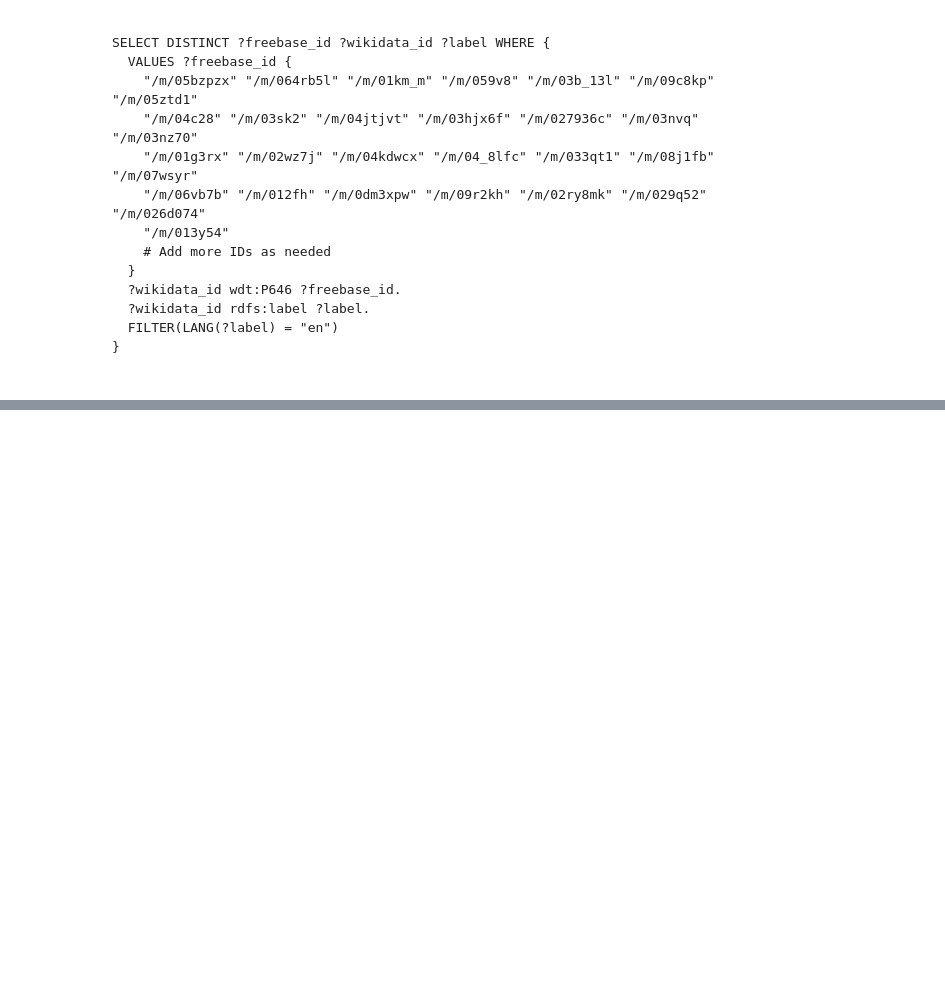
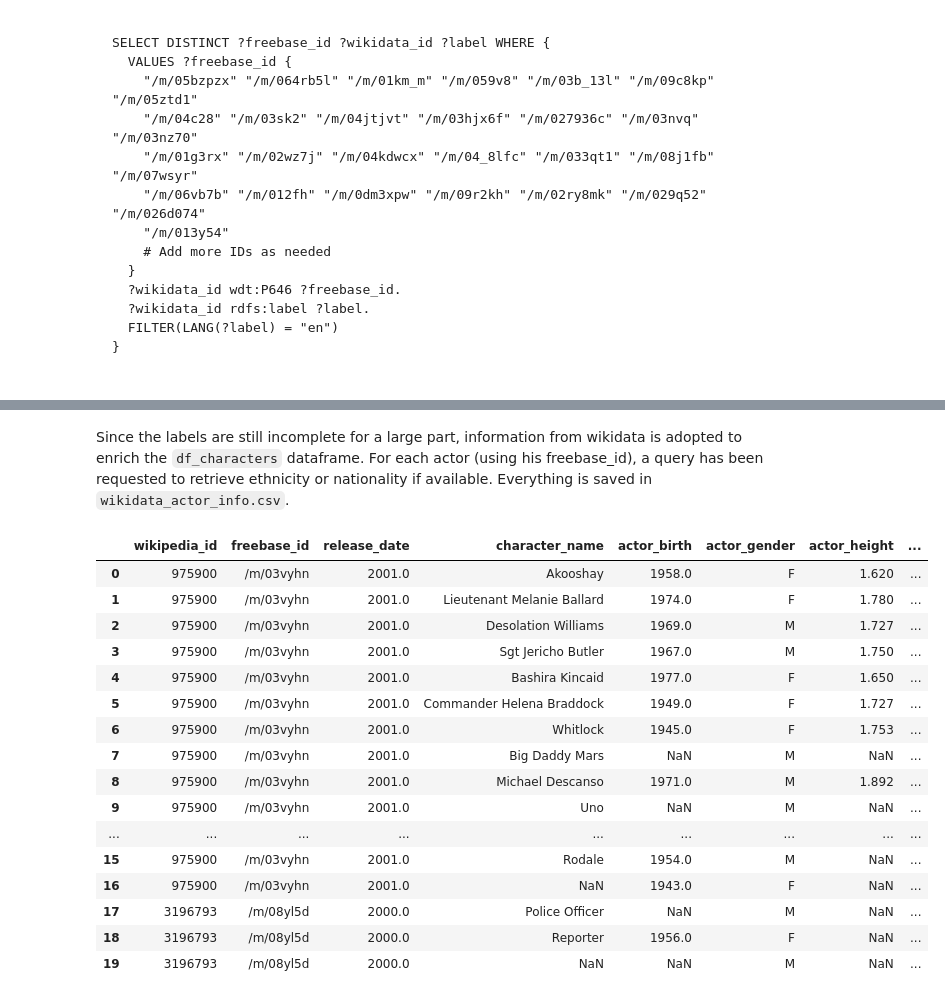
Before and after one commit to epfl-ada/ada-2024-project-majcj2024, a Jupyter notebook: results.ipynb, the cells around one changed output, grey strips where cells are left out. Saved outputs shown, nothing was run; the diff lists cells and outputs as text; code cells hidden in the pictures; blank space fills up the shorter version.

Commit message:
[results.ipynb] df_characters cleaning added, v0

```diff
--- a/results.ipynb
+++ b/results.ipynb
@@ -347,0 +396,60 @@ The creation of the `.txt` file is achieved by `src/data/freebase_to_batches.py`
+# %%
+# loading the .txt file as a dictionary
+with open(SRC_DATA + "ethnicities_clusters.txt", "r") as file:
+    ethnicities_clusters = ast.literal_eval(file.read())
+# %%
+# defining the ethnicity_to_clusters dictionary
+ethnicity_to_clusters = {}
+for cluster, labels in ethnicities_clusters.items():
+    for label in labels:
+        # checking if the label is already in the dictionary
+        if label not in ethnicity_to_clusters:
+            # init a new empty list
+            ethnicity_to_clusters[label] = []
+        ethnicity_to_clusters[label].append(cluster)
+
+# mapping the clusters
+df_characters['mapped_clusters'] = df_characters['ethnicity_label'].apply(
+    lambda x: ethnicity_to_clusters[x] if x in ethnicity_to_clusters else None)
+# %%
+# searching unique ethnicity labels where 'mapped_clusters' is missing
+unmatched_ethnicities = df_characters[df_characters['mapped_clusters'].isna()]['ethnicity_label'].unique()
+# %% [markdown]
+Since the labels are still incomplete for a large part, information from wikidata is adopted to enrich the `df_characters` dataframe. For each actor (using his freebase_id), a query has been requested to retrieve ethnicity or nationality if available. Everything is saved in `wikidata_actor_info.csv`.
+# %%
+# reading the .csv as a dataframe
+df_wikidata = pd.read_csv(SRC_DATA + 'wikidata_actor_info.csv', sep=',')
+
+# left merging df_characters and df_wikidata
+df_characters_wikidata = pd.merge(df_characters, df_wikidata, left_on="freebase_actor_id", right_on="freebaseID", how="left")
+# %%
+def fill_ethnicity(row):
+    if row['ethnicity_label'] in unmatched_ethnicities:
+        # If the ethnicity is ambiguous, return it as NaN (skip filling)
+        return row['ethnicity_label']  # Keeps it as is ( NaN)
+    else:
+        # For non-ambiguous cases, retrieve the ethnicity label associated to it or nationality
+        return row['ethnicity_label'] if pd.notna(row['ethnicity_label']) else (
+            row['ethnicityLabel'] if pd.notna(row['ethnicityLabel']) else row['nationalityLabel']
+        )
+
+df_characters_wikidata['ethnicity_label'] = df_characters_wikidata.apply(fill_ethnicity, axis=1)
+df_characters_wikidata.head(20)
+# %% [output]
+|  | wikipedia_id | freebase_id | release_date | character_name | actor_birth | actor_gender | actor_height | ... |
+| 0 | 975900 | /m/03vyhn | 2001.0 | Akooshay | 1958.0 | F | 1.620 | ... |
+| 1 | 975900 | /m/03vyhn | 2001.0 | Lieutenant Melanie Ballard | 1974.0 | F | 1.780 | ... |
+| 2 | 975900 | /m/03vyhn | 2001.0 | Desolation Williams | 1969.0 | M | 1.727 | ... |
+| 3 | 975900 | /m/03vyhn | 2001.0 | Sgt Jericho Butler | 1967.0 | M | 1.750 | ... |
+| 4 | 975900 | /m/03vyhn | 2001.0 | Bashira Kincaid | 1977.0 | F | 1.650 | ... |
+| 5 | 975900 | /m/03vyhn | 2001.0 | Commander Helena Braddock | 1949.0 | F | 1.727 | ... |
+| 6 | 975900 | /m/03vyhn | 2001.0 | Whitlock | 1945.0 | F | 1.753 | ... |
+| 7 | 975900 | /m/03vyhn | 2001.0 | Big Daddy Mars | NaN | M | NaN | ... |
+| 8 | 975900 | /m/03vyhn | 2001.0 | Michael Descanso | 1971.0 | M | 1.892 | ... |
+| 9 | 975900 | /m/03vyhn | 2001.0 | Uno | NaN | M | NaN | ... |
+| ... | ... | ... | ... | ... | ... | ... | ... | ... |
+| 15 | 975900 | /m/03vyhn | 2001.0 | Rodale | 1954.0 | M | NaN | ... |
+| 16 | 975900 | /m/03vyhn | 2001.0 | NaN | 1943.0 | F | NaN | ... |
+| 17 | 3196793 | /m/08yl5d | 2000.0 | Police Officer | NaN | M | NaN | ... |
+| 18 | 3196793 | /m/08yl5d | 2000.0 | Reporter | 1956.0 | F | NaN | ... |
+| 19 | 3196793 | /m/08yl5d | 2000.0 | NaN | NaN | M | NaN | ... |
```
Also changed, not shown: parts of 8 cells of this notebook.
